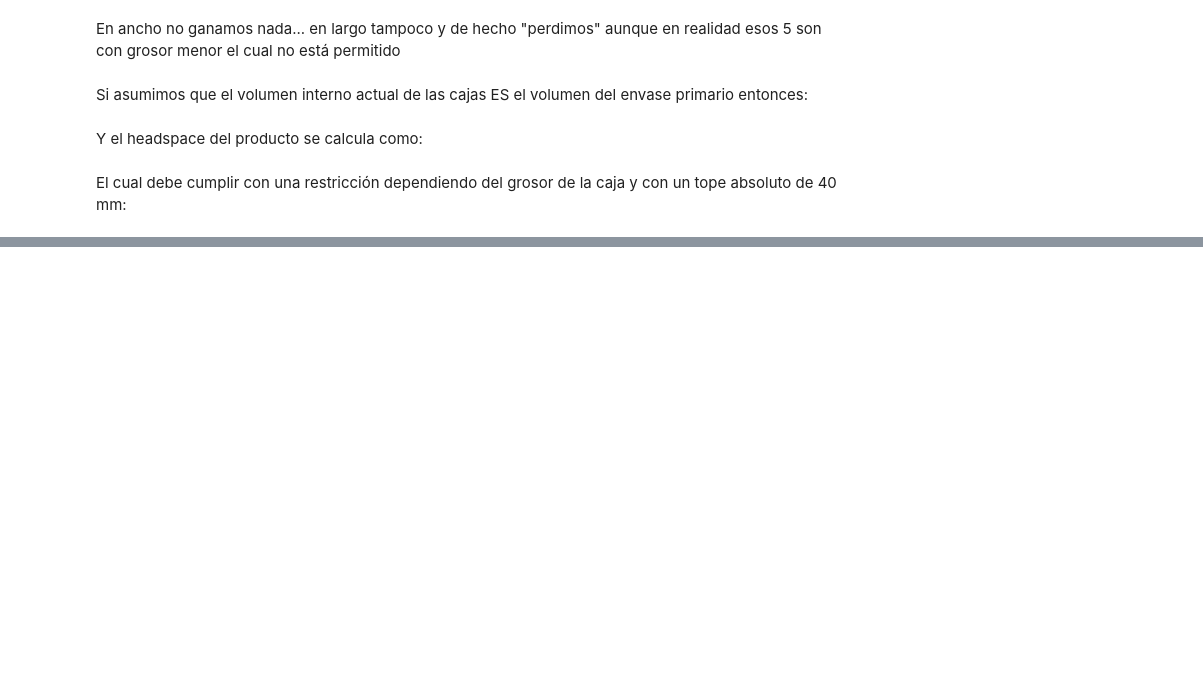
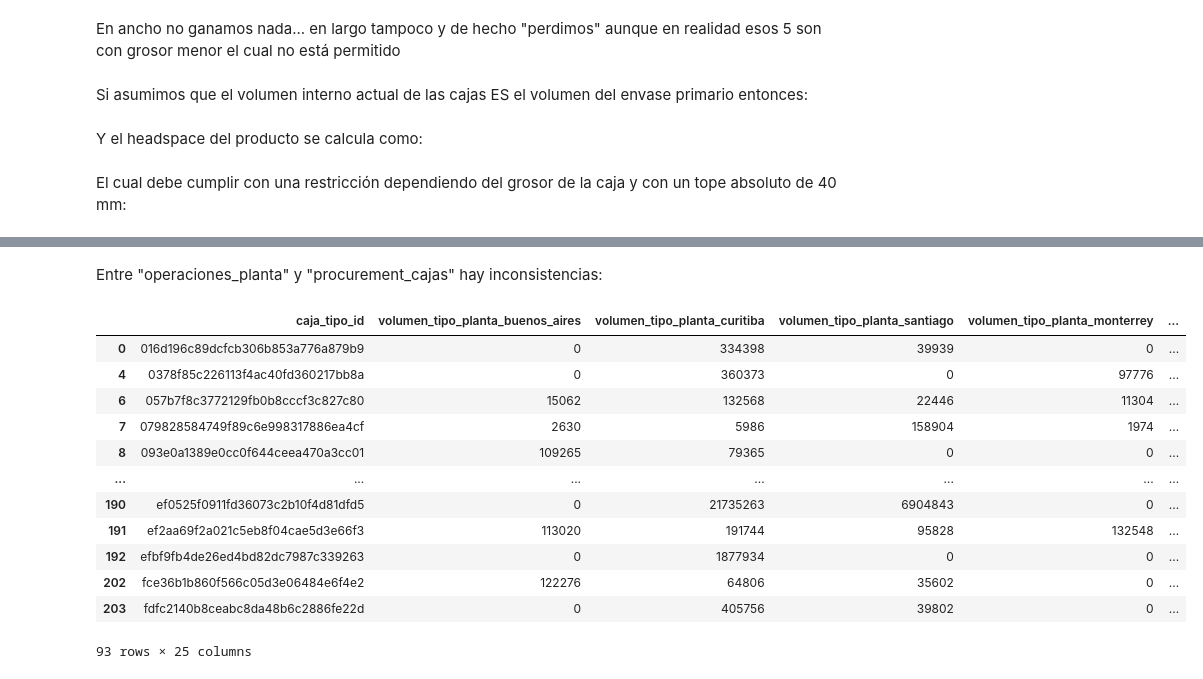
Before and after one commit to demianelnecave/AlixPartners-Competencia-Datos, a Jupyter notebook: eda.ipynb, the cells around one changed output, grey strips where cells are left out. Saved outputs shown, nothing was run; the diff lists cells and outputs as text; code cells hidden in the pictures; blank space fills up the shorter version.

```diff
--- a/eda.ipynb
+++ b/eda.ipynb
@@ -139,0 +214,25 @@ for c in headspace_cols:
+# %% [markdown]
+Entre "operaciones_planta" y "procurement_cajas" hay inconsistencias:
+# %%
+volumen_por_caja = op_prod.groupby('caja_tipo_id')['volumen_producto_total'].sum().reset_index()
+volumen_por_caja = volumen_por_caja.rename(columns={'volumen_producto_total': 'volumen_total'})
+# %%
+cols = [c for c in procurement_cajas.columns if c.startswith('volumen_tipo_planta_')]
+procurement_cajas['volumen_tipo_total'] = procurement_cajas[cols].sum(axis=1)
+# %%
+condicion = ~np.isclose(procurement_cajas['volumen_tipo_total'], volumen_por_caja['volumen_total'])
+procurement_cajas[condicion]
+# %% [output]
+|  | caja_tipo_id | volumen_tipo_planta_buenos_aires | volumen_tipo_planta_curitiba | volumen_tipo_planta_santiago | volumen_tipo_planta_monterrey | ... |
+| 0 | 016d196c89dcfcb306b853a776a879b9 | 0 | 334398 | 39939 | 0 | ... |
+| 4 | 0378f85c226113f4ac40fd360217bb8a | 0 | 360373 | 0 | 97776 | ... |
+| 6 | 057b7f8c3772129fb0b8cccf3c827c80 | 15062 | 132568 | 22446 | 11304 | ... |
+| 7 | 079828584749f89c6e998317886ea4cf | 2630 | 5986 | 158904 | 1974 | ... |
+| 8 | 093e0a1389e0cc0f644ceea470a3cc01 | 109265 | 79365 | 0 | 0 | ... |
+| ... | ... | ... | ... | ... | ... | ... |
+| 190 | ef0525f0911fd36073c2b10f4d81dfd5 | 0 | 21735263 | 6904843 | 0 | ... |
+| 191 | ef2aa69f2a021c5eb8f04cae5d3e66f3 | 113020 | 191744 | 95828 | 132548 | ... |
+| 192 | efbf9fb4de26ed4bd82dc7987c339263 | 0 | 1877934 | 0 | 0 | ... |
+| 202 | fce36b1b860f566c05d3e06484e6f4e2 | 122276 | 64806 | 35602 | 0 | ... |
+| 203 | fdfc2140b8ceabc8da48b6c2886fe22d | 0 | 405756 | 39802 | 0 | ... |
+93 rows × 25 columns
```
Also changed, not shown: parts of 16 cells of this notebook, 1 other file.
